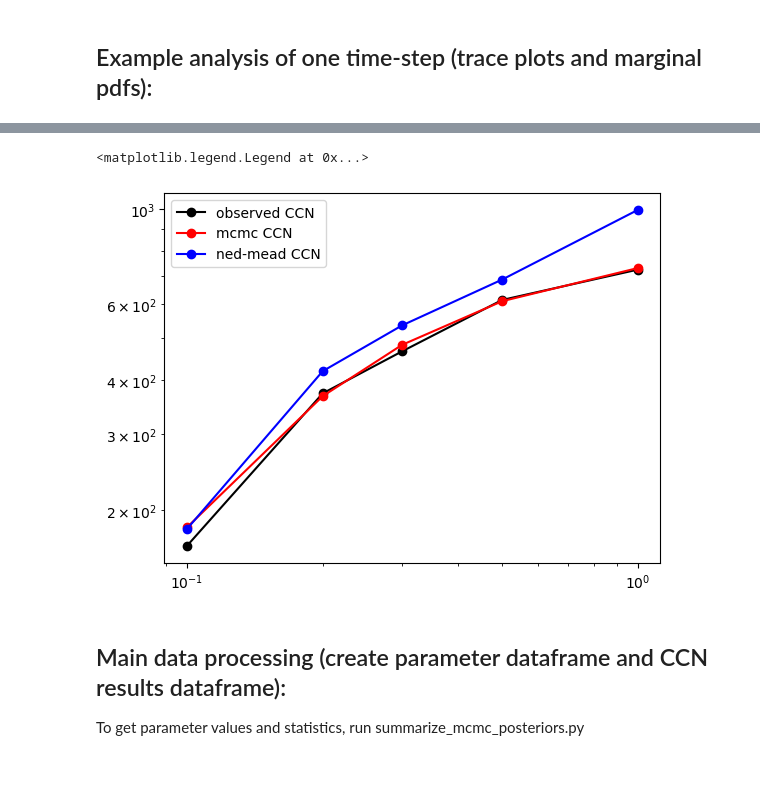
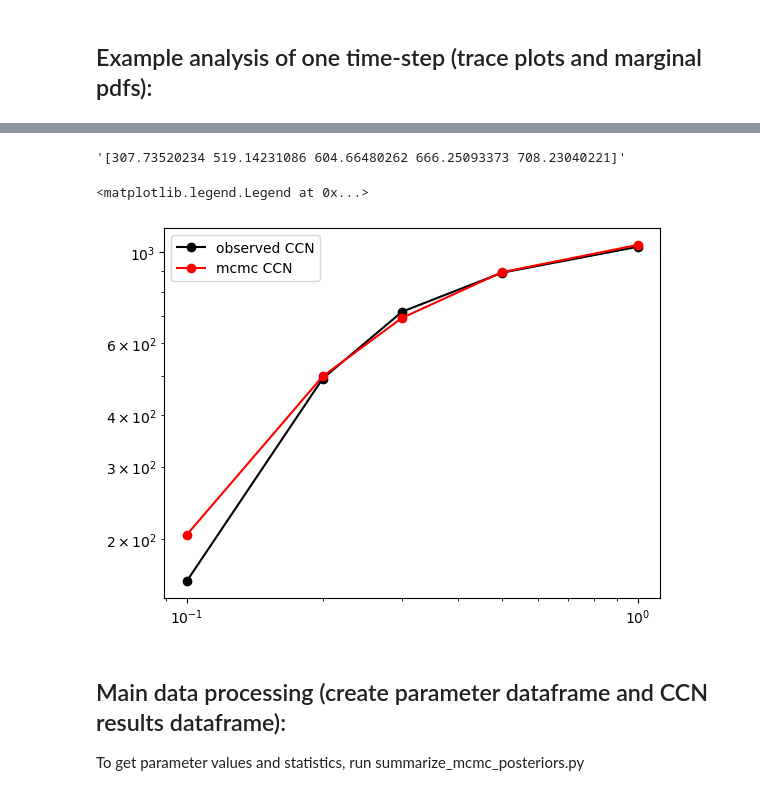
Before and after one commit to mauradewey/Modal-Aerosol-Composition, a Jupyter notebook: code/explore-mcmc-results.ipynb, the cells around one changed output, grey strips where cells are left out. Cells and saved outputs as stored; diff of their text form; code cells hidden in the pictures.

```diff
--- a/code/explore-mcmc-results.ipynb
+++ b/code/explore-mcmc-results.ipynb
@@ -32,12 +36,12 @@ nedmead_results = pd.read_csv('../results/result_nedler_mead_org0p12.csv')
 ## Example analysis of one time-step (trace plots and marginal pdfs):
 # %%
 # window idx for example:
-idx = 20
+idx = 5917
 
 #set number of discarded iterations:
 burn_in = 20000
 
 #get chains for that window:
-chains = sorted(glob.glob('../chains/m2_30k_5chains/mcmc_30k_m2_5chains_'+str(idx)+'_*.csv'))
+chains = sorted(glob.glob('../chains/mcmc_30k_m2_restarts_*'+str(idx)+'_*.csv'))
 chains
 # %% [output]
@@ -108,24 +112,28 @@ pints.plot.pairwise(np.vstack(samples), kde=False, parameter_names=['M_org1', 'D
+# %%
+nedmead_results['Predicted_CCN'][idx]
+# %% [output]
+'[307.73520234 519.14231086 604.66480262 666.25093373 708.23040221]'
 # %%
 # compare CCN spectra:
 
 # setup model:
 Extra = get_Extra(idx)
 model_data, initial_guesses, prior_params, response = load_data(idx)
 m = CCNmodel_m2(Extra, model_data, return_all=True)
 
 test_model_output = m(np.mean(samples, axis=(0,1)))
 
 ss = [0.1,0.2,0.3,0.5,1.0]
 
-nedmead_ccn = np.fromstring(nedmead_results['Predicted_CCN'][idx])
+#nedmead_ccn = np.fromstring(nedmead_results['Predicted_CCN'][idx])
 
 plt.loglog(ss, response, label='observed CCN', color='k', marker='o')
 plt.loglog(ss, test_model_output[0]+test_model_output[1], label='mcmc CCN', color='r', marker='o')
-plt.loglog(ss, nedmead_ccn, label='ned-mead CCN', color='b', marker='o')
+#plt.loglog(ss, nedmead_ccn, label='ned-mead CCN', color='b', marker='o')
 plt.legend()
 # %% [output]
 <matplotlib.legend.Legend at 0x...>
-[figure, old version]
+[figure, new version]
 # %% [markdown]
 ## Main data processing (create parameter dataframe and CCN results dataframe):
 
```
Also changed, not shown: parts of 41 cells of this notebook, 2 other files.
